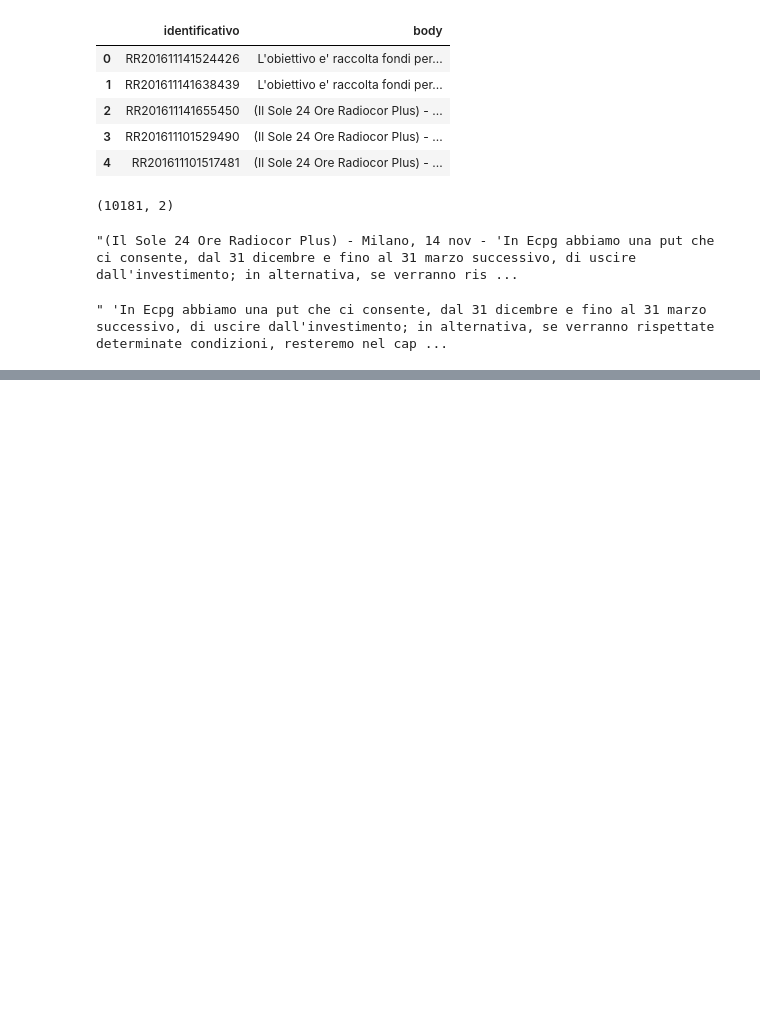
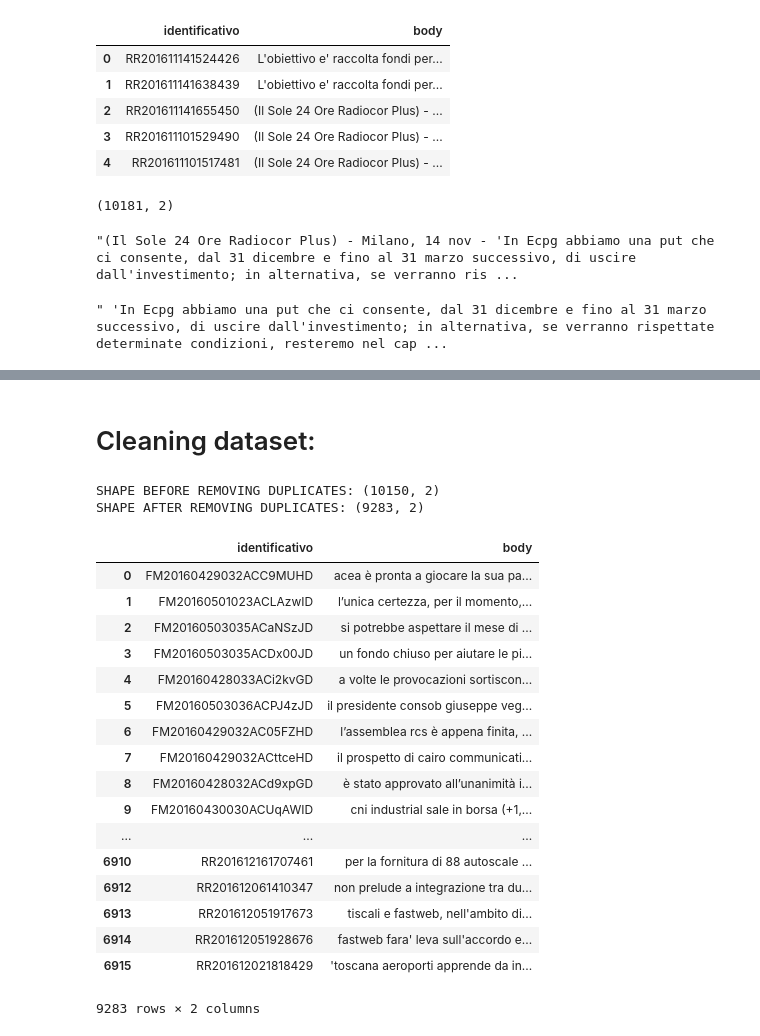
Before and after one commit to apiro/Document-Semantic-Similarity, a Jupyter notebook: Extractor.ipynb, the cells around one changed output, grey strips where cells are left out. Drawn from its saved outputs; the diff is of its cells as text; code cells hidden in the pictures; blank space fills up the shorter version.

```diff
--- a/Extractor.ipynb
+++ b/Extractor.ipynb
@@ -24,7 +29,7 @@ trains24
 | 3264 | 56886 | 2016-11-23 | IL SOLE 24 ORE | FINANZA E MERCATIFINANZA E MERCATI | FM20161123031ADHOdwzB | In una settimana ha lasciato sul ... | \n\n | \nIl tracollo della Trevi e la «m... | \n\n | ... |
 3265 rows × 13 columns
 # %%
-trainRadiocor = pd.read_csv("./articoliRadiocor.csv", delimiter='\t')
+trainRadiocor = pd.read_csv("./Dataset/articoliRadiocor.csv", delimiter='\t')
 trainRadiocor
 # %% [output]
 |  | id | data | testata | riferimenti | identificativo | body | occhiello | titolo | sommario | ... |
@@ -80,6 +85,3 @@ text = re.sub("^(.*?\-.*?)\-","", df.iloc[0,1])
 text
 # %% [output]
 " 'In Ecpg abbiamo una put che ci consente, dal 31 dicembre e fino al 31 marzo successivo, di uscire dall'investimento; in alternativa, se verranno rispettate determinate condizioni, resteremo nel cap ...
-# %%
-colsel_merged['body'] = colsel_merged['body'].str.replace(r'^(.*?\-.*?)\-','')
-colsel_merged
@@ -111,0 +109,41 @@ Name: 3266, dtype: object
+# %%
+colsel_merged.dropna(inplace=True)
+# %% [markdown]
+# Cleaning dataset:
+# %%
+colsel_merged['body'] = colsel_merged['body'].str.replace(r'(\(Il Sole 24 Ore Radiocor Plus\).\-.*?)\-','')
+colsel_merged['body'] = colsel_merged['body'].str.replace(r'© RIPRODUZIONE RISERVATA','')
+colsel_merged['body'] = colsel_merged['body'].str.replace(r'(www\.)+[a-zA-Z0-9]+(\.com)','')
+colsel_merged['body'] = colsel_merged['body'].str.replace('\n','')
+colsel_merged['body'] = colsel_merged['body'].str.replace(r'(http|ftp|https)://([\w_-]+(?:(?:\.[\w_-]+)+))([\w.,@?^=%&:/~+#-]*[\w@?^=%&/~+#-])?','')
+colsel_merged['body'] = colsel_merged['body'].apply(lambda x : str(x).lower())
+print("SHAPE BEFORE REMOVING DUPLICATES: " + str(colsel_merged.shape))
+colsel_merged.drop_duplicates(inplace=True)
+print("SHAPE AFTER REMOVING DUPLICATES: " + str(colsel_merged.shape))
+colsel_merged['body'] = colsel_merged['body'].apply(lambda x: BeautifulSoup(str(x), "lxml").get_text())
+# %% [output]
+SHAPE BEFORE REMOVING DUPLICATES: (10150, 2)
+SHAPE AFTER REMOVING DUPLICATES: (9283, 2)
+# %%
+colsel_merged.reset_index()
+colsel_merged.drop('index', inplace=True)
+colsel_merged
+# %% [output]
+|  | identificativo | body |
+| 0 | FM20160429032ACC9MUHD | acea è pronta a giocare la sua pa... |
+| 1 | FM20160501023ACLAzwID | l’unica certezza, per il momento,... |
+| 2 | FM20160503035ACaNSzJD | si potrebbe aspettare il mese di ... |
+| 3 | FM20160503035ACDx00JD | un fondo chiuso per aiutare le pi... |
+| 4 | FM20160428033ACi2kvGD | a volte le provocazioni sortiscon... |
+| 5 | FM20160503036ACPJ4zJD | il presidente consob giuseppe veg... |
+| 6 | FM20160429032AC05FZHD | l’assemblea rcs è appena finita, ... |
+| 7 | FM20160429032ACttceHD | il prospetto di cairo communicati... |
+| 8 | FM20160428032ACd9xpGD | è stato approvato all’unanimità i... |
+| 9 | FM20160430030ACUqAWID | cni industrial sale in borsa (+1,... |
+| ... | ... | ... |
+| 6910 | RR201612161707461 | per la fornitura di 88 autoscale ... |
+| 6912 | RR201612061410347 | non prelude a integrazione tra du... |
+| 6913 | RR201612051917673 | tiscali e fastweb, nell'ambito di... |
+| 6914 | RR201612051928676 | fastweb fara' leva sull'accordo e... |
+| 6915 | RR201612021818429 | 'toscana aeroporti apprende da in... |
+9283 rows × 2 columns
```
Also changed, not shown: parts of 10 cells of this notebook.
